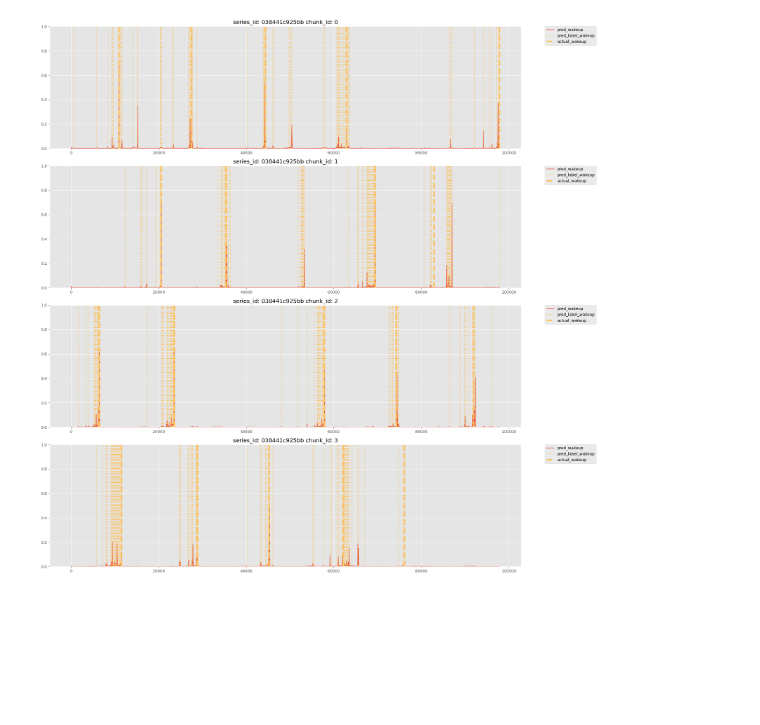
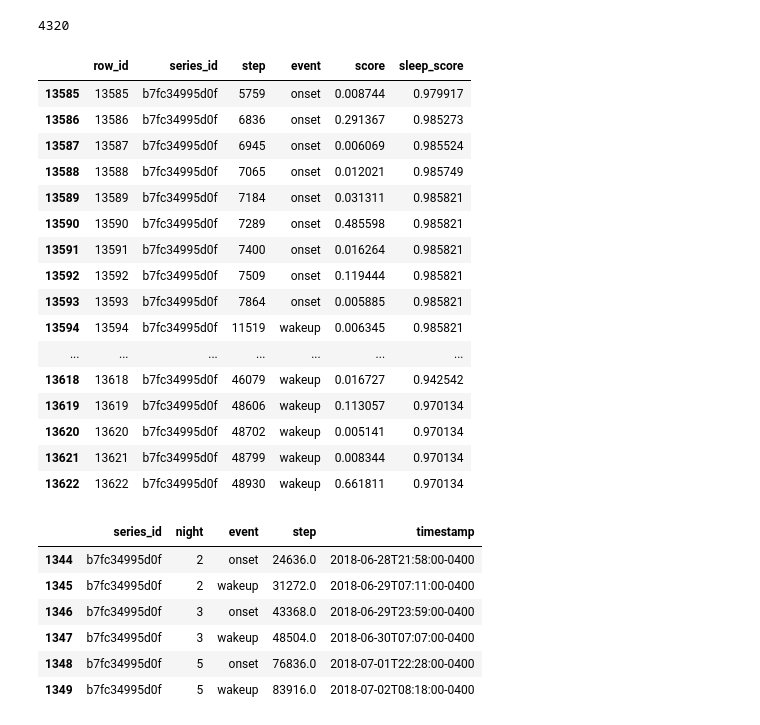
Before and after one commit to yomura-yomura/child-mind-institute-detect-sleep-states, a Jupyter notebook: lib/kaggle-child-mind-institute-detect-sleep-states/notebook/eda002.ipynb, the cells around one changed output. Cells and saved outputs as stored; diff of their text form; code cells hidden in the pictures; blank space fills up the shorter version.

```diff
--- a/lib/kaggle-child-mind-institute-detect-sleep-states/notebook/eda002.ipynb
+++ b/lib/kaggle-child-mind-institute-detect-sleep-states/notebook/eda002.ipynb
@@ -102,5 +174,34 @@ plot_random_sample(keys, preds, labels,df_submit=df_submit, num_chunks=chunk,mod
-# %%
-
-plot_random_sample(keys, preds, labels,df_submit=df_submit, num_chunks=chunk,mode ="wakeup",use_sleep=False)
-# %% [output]
-[figure, removed]
+# %%
+60*12*6
+# %% [output]
+4320
+# %%
+df_submit[(df_submit["sleep_score"] > 0.5) & (df_submit["series_id"] == 'b7fc34995d0f')].sort_values("step",ascending=True).head(30)
+# %% [output]
+|  | row_id | series_id | step | event | score | sleep_score |
+| 13585 | 13585 | b7fc34995d0f | 5759 | onset | 0.008744 | 0.979917 |
+| 13586 | 13586 | b7fc34995d0f | 6836 | onset | 0.291367 | 0.985273 |
+| 13587 | 13587 | b7fc34995d0f | 6945 | onset | 0.006069 | 0.985524 |
+| 13588 | 13588 | b7fc34995d0f | 7065 | onset | 0.012021 | 0.985749 |
+| 13589 | 13589 | b7fc34995d0f | 7184 | onset | 0.031311 | 0.985821 |
+| 13590 | 13590 | b7fc34995d0f | 7289 | onset | 0.485598 | 0.985821 |
+| 13591 | 13591 | b7fc34995d0f | 7400 | onset | 0.016264 | 0.985821 |
+| 13592 | 13592 | b7fc34995d0f | 7509 | onset | 0.119444 | 0.985821 |
+| 13593 | 13593 | b7fc34995d0f | 7864 | onset | 0.005885 | 0.985821 |
+| 13594 | 13594 | b7fc34995d0f | 11519 | wakeup | 0.006345 | 0.985821 |
+| ... | ... | ... | ... | ... | ... | ... |
+| 13618 | 13618 | b7fc34995d0f | 46079 | wakeup | 0.016727 | 0.942542 |
+| 13619 | 13619 | b7fc34995d0f | 48606 | wakeup | 0.113057 | 0.970134 |
+| 13620 | 13620 | b7fc34995d0f | 48702 | wakeup | 0.005141 | 0.970134 |
+| 13621 | 13621 | b7fc34995d0f | 48799 | wakeup | 0.008344 | 0.970134 |
+| 13622 | 13622 | b7fc34995d0f | 48930 | wakeup | 0.661811 | 0.970134 |
+# %%
+gt_df[gt_df["series_id"] == 'b7fc34995d0f'].sort_values(by = "step")
+# %% [output]
+|  | series_id | night | event | step | timestamp |
+| 1344 | b7fc34995d0f | 2 | onset | 24636.0 | 2018-06-28T21:58:00-0400 |
+| 1345 | b7fc34995d0f | 2 | wakeup | 31272.0 | 2018-06-29T07:11:00-0400 |
+| 1346 | b7fc34995d0f | 3 | onset | 43368.0 | 2018-06-29T23:59:00-0400 |
+| 1347 | b7fc34995d0f | 3 | wakeup | 48504.0 | 2018-06-30T07:07:00-0400 |
+| 1348 | b7fc34995d0f | 5 | onset | 76836.0 | 2018-07-01T22:28:00-0400 |
+| 1349 | b7fc34995d0f | 5 | wakeup | 83916.0 | 2018-07-02T08:18:00-0400 |
```
Also changed, not shown: parts of 18 cells of this notebook.
